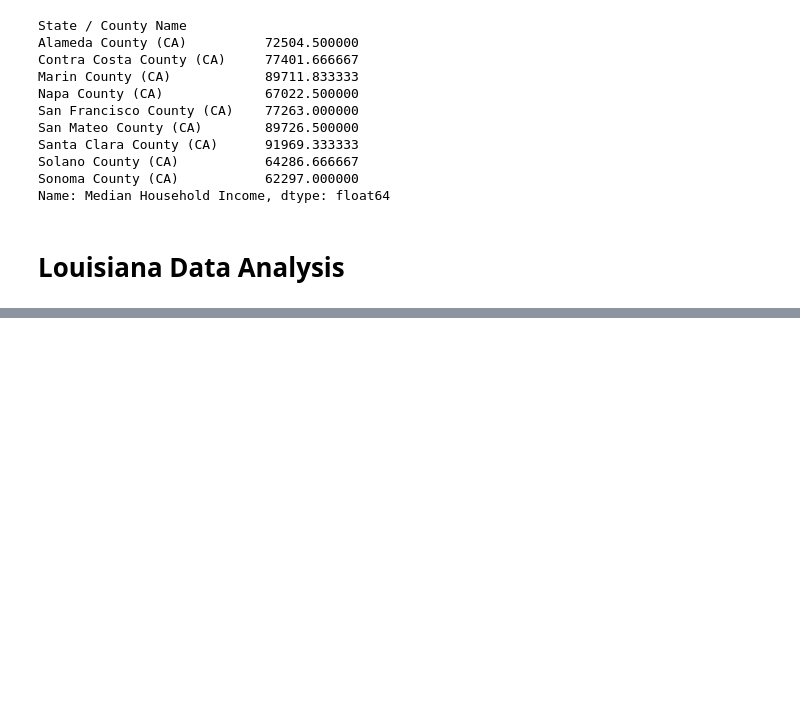
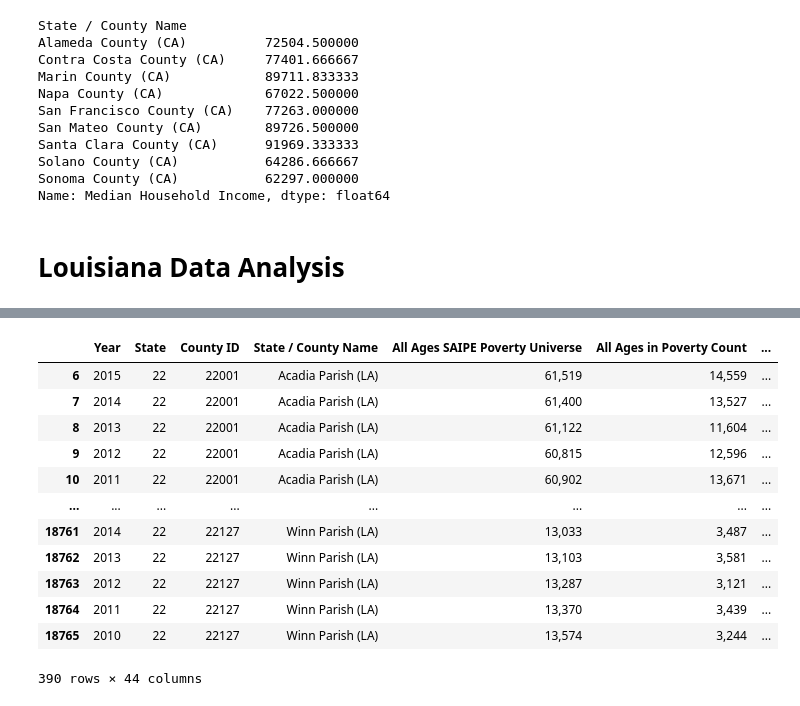
Before and after one commit to bripapp/green_city, a Jupyter notebook: Income.ipynb, the cells around one changed output, grey strips where cells are left out. Cells and saved outputs as stored; diff of their text form; code cells hidden in the pictures; blank space fills up the shorter version.

```diff
--- a/Income.ipynb
+++ b/Income.ipynb
@@ -246,0 +269,17 @@ Name: Median Household Income, dtype: float64
+# %%
+LA_Household_Income_df["State / County Name"].value_counts(ascending=False)
+LA_Household_Income_df
+# %% [output]
+|  | Year | State | County ID | State / County Name | All Ages SAIPE Poverty Universe | All Ages in Poverty Count | ... |
+| 6 | 2015 | 22 | 22001 | Acadia Parish (LA) | 61,519 | 14,559 | ... |
+| 7 | 2014 | 22 | 22001 | Acadia Parish (LA) | 61,400 | 13,527 | ... |
+| 8 | 2013 | 22 | 22001 | Acadia Parish (LA) | 61,122 | 11,604 | ... |
+| 9 | 2012 | 22 | 22001 | Acadia Parish (LA) | 60,815 | 12,596 | ... |
+| 10 | 2011 | 22 | 22001 | Acadia Parish (LA) | 60,902 | 13,671 | ... |
+| ... | ... | ... | ... | ... | ... | ... | ... |
+| 18761 | 2014 | 22 | 22127 | Winn Parish (LA) | 13,033 | 3,487 | ... |
+| 18762 | 2013 | 22 | 22127 | Winn Parish (LA) | 13,103 | 3,581 | ... |
+| 18763 | 2012 | 22 | 22127 | Winn Parish (LA) | 13,287 | 3,121 | ... |
+| 18764 | 2011 | 22 | 22127 | Winn Parish (LA) | 13,370 | 3,439 | ... |
+| 18765 | 2010 | 22 | 22127 | Winn Parish (LA) | 13,574 | 3,244 | ... |
+390 rows × 44 columns
```
Also changed, not shown: parts of 3 cells of this notebook.
